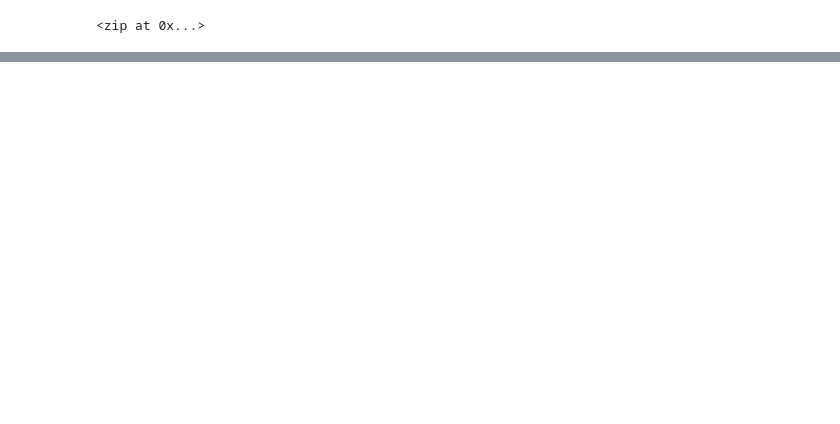
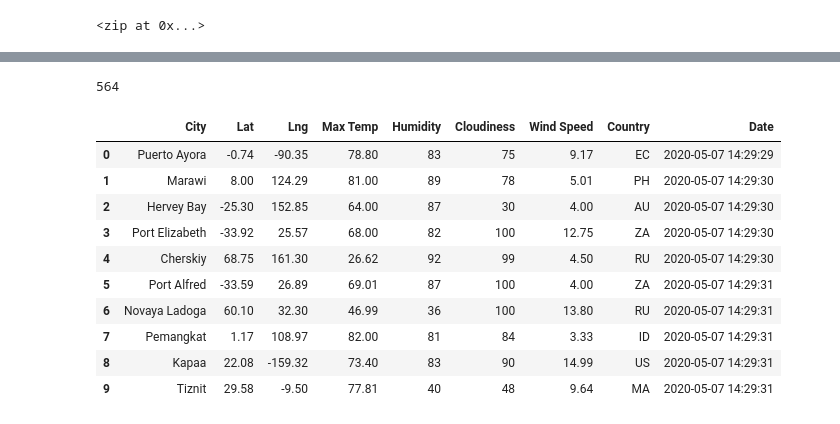
Before and after one commit to jtwalker126/World_Weather_Analysis, a Jupyter notebook: WeatherPy.ipynb, the cells around one changed output, grey strips where cells are left out. Drawn from its saved outputs; the diff is of its cells as text; code cells hidden in the pictures; blank space fills up the shorter version.

Commit message:
modifying .gitignore and adding WeatherPy file

```diff
--- a/WeatherPy.ipynb
+++ b/WeatherPy.ipynb
@@ -32,0 +41,3 @@ len(cities)
+# %%
+# Starting URL for Weather Map API Call.
+url = "http://api.openweathermap.org/data/2.5/weather?units=Imperial&APPID=" + weather_api_key
@@ -32,0 +126,20 @@ len(cities)
+# %%
+len(city_data)
+# %% [output]
+564
+# %%
+# convert the array of dictinaries to a pandas dataframe
+city_data_df = pd.DataFrame(city_data)
+city_data_df.head(10)
+# %% [output]
+|  | City | Lat | Lng | Max Temp | Humidity | Cloudiness | Wind Speed | Country | Date |
+| 0 | Puerto Ayora | -0.74 | -90.35 | 78.80 | 83 | 75 | 9.17 | EC | 2020-05-07 14:29:29 |
+| 1 | Marawi | 8.00 | 124.29 | 81.00 | 89 | 78 | 5.01 | PH | 2020-05-07 14:29:30 |
+| 2 | Hervey Bay | -25.30 | 152.85 | 64.00 | 87 | 30 | 4.00 | AU | 2020-05-07 14:29:30 |
+| 3 | Port Elizabeth | -33.92 | 25.57 | 68.00 | 82 | 100 | 12.75 | ZA | 2020-05-07 14:29:30 |
+| 4 | Cherskiy | 68.75 | 161.30 | 26.62 | 92 | 99 | 4.50 | RU | 2020-05-07 14:29:30 |
+| 5 | Port Alfred | -33.59 | 26.89 | 69.01 | 87 | 100 | 4.00 | ZA | 2020-05-07 14:29:31 |
+| 6 | Novaya Ladoga | 60.10 | 32.30 | 46.99 | 36 | 100 | 13.80 | RU | 2020-05-07 14:29:31 |
+| 7 | Pemangkat | 1.17 | 108.97 | 82.00 | 81 | 84 | 3.33 | ID | 2020-05-07 14:29:31 |
+| 8 | Kapaa | 22.08 | -159.32 | 73.40 | 83 | 90 | 14.99 | US | 2020-05-07 14:29:31 |
+| 9 | Tiznit | 29.58 | -9.50 | 77.81 | 40 | 48 | 9.64 | MA | 2020-05-07 14:29:31 |
```
Also changed, not shown: parts of 7 cells of this notebook, 1 other file.
